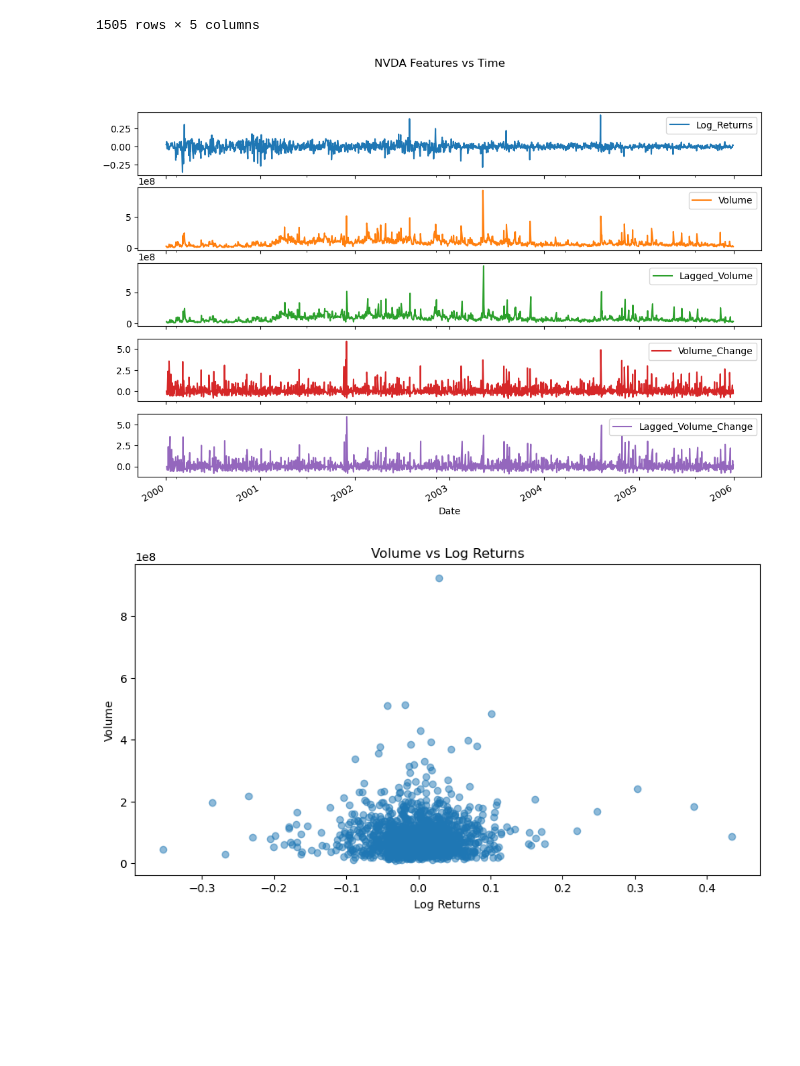
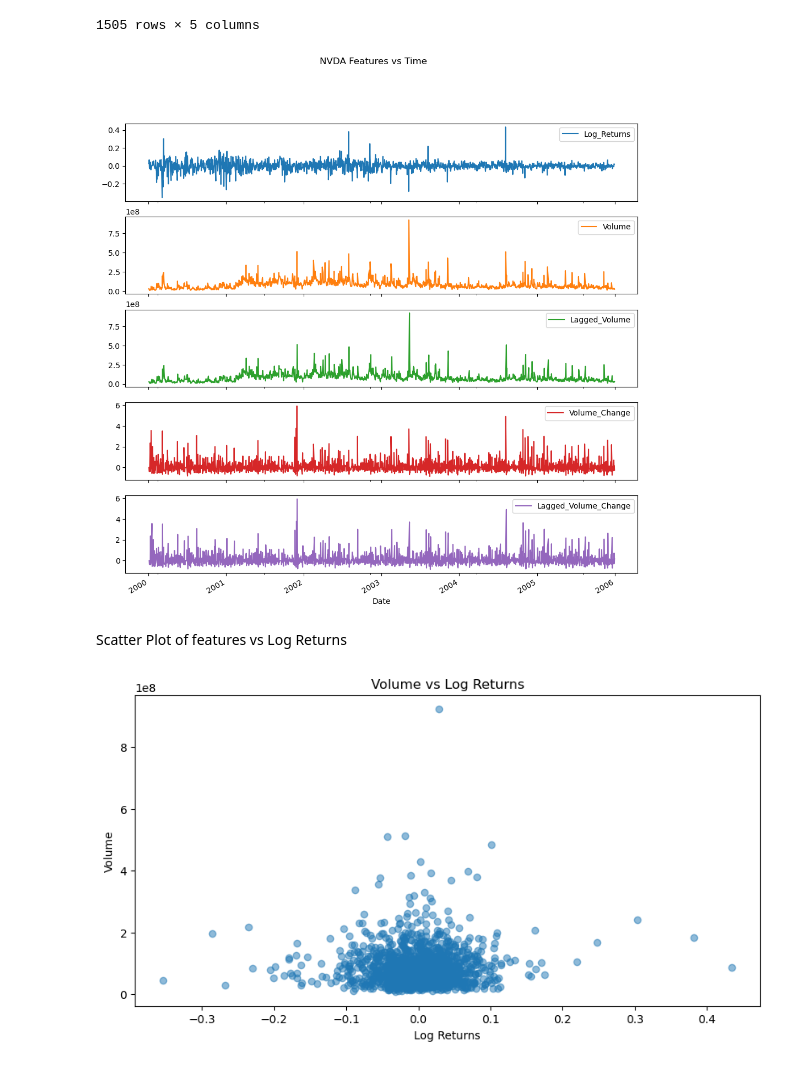
Before and after one commit to paulomercado/pracsem, a Jupyter notebook: Aug16HW/Mercado20250816_HW.ipynb, the cells around one changed output. Cells and saved outputs as stored; diff of their text form; code cells hidden in the pictures; blank space fills up the shorter version.

```diff
--- a/Homework/Mercado20250816_HW.ipynb
+++ b/Aug16HW/Mercado20250816_HW.ipynb
@@ -59,11 +59,14 @@ nvda.dropna()
 1505 rows × 5 columns
 # %%
 nvda[["Log_Returns", "Volume", "Lagged_Volume", "Volume_Change","Lagged_Volume_Change"]].plot(
-    subplots=True, figsize=(12,8), title="NVDA Features vs Time"
+    subplots=True, figsize=(12,12), title="NVDA Features vs Time", sharex=True
 )
+
 plt.show()
 # %% [output]
-[figure, old version]
+[figure, new version]
+# %% [markdown]
+Scatter Plot of features vs Log Returns
 # %%
 features = ["Volume", "Lagged_Volume", "Volume_Change", "Lagged_Volume_Change"]
 
```
Also changed, not shown: parts of 1 cell of this notebook, 1 other file.
